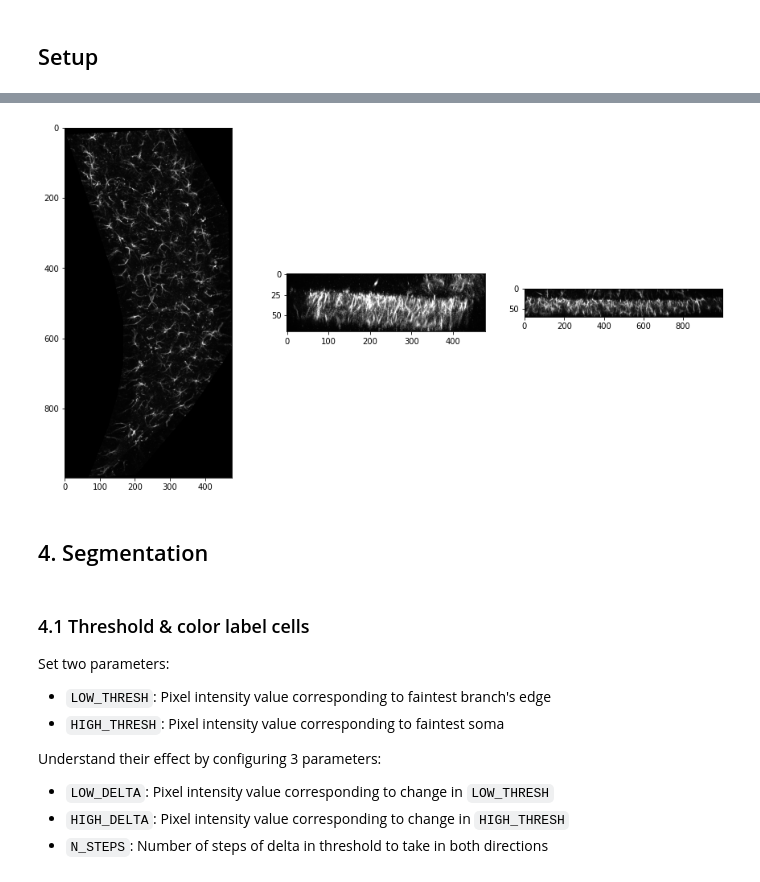
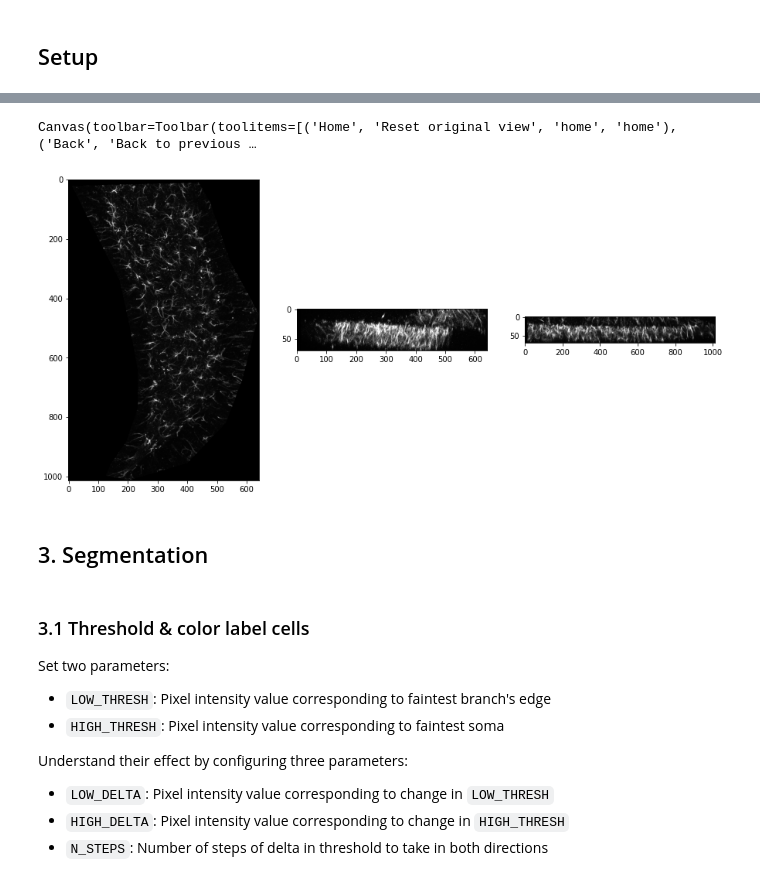
Before and after one commit to swanandlab/SMorph, a Jupyter notebook: autocrop.ipynb, the cells around one changed output, grey strips where cells are left out. Drawn from its saved outputs; the diff is of its cells as text; code cells hidden in the pictures.

```diff
--- a/autocrop.ipynb
+++ b/autocrop.ipynb
@@ -56,22 +51,32 @@ Canvas(toolbar=Toolbar(toolitems=[('Home', 'Reset original view', 'home', 'home'
+# %%
+SELECT_ROI = True
+NAME_ROI = 'Hilus'
+# TODO: Enable crosstalk b/w ImageJ ROI & this ROI
+%matplotlib widget
+NAME_ROI = NAME_ROI if SELECT_ROI else ''
+linebuilder = None if not SELECT_ROI else ac.select_ROI(denoised)
+# %% [output]
+Canvas(toolbar=Toolbar(toolitems=[('Home', 'Reset original view', 'home', 'home'), ('Back', 'Back to previous …
 # %%
 %matplotlib inline
-denoised = ac.mask_ROI(denoised, linebuilder)
-ac.projectXYZ(denoised, .5, .5, 1)
+if SELECT_ROI:
+    denoised = ac.mask_ROI(denoised, linebuilder)
+    ac.projectXYZ(denoised, .5, .5, 1)
 # %% [output]
-[figure, old version]
+[figure, new version]
 # %% [markdown]
-## 4. Segmentation
+## 3. Segmentation
 # %%
 # Edge filtering to determine cell domains
 edge_filtered = ac.filter_edges(denoised)
 # %% [markdown]
-### 4.1 Threshold & color label cells
+### 3.1 Threshold & color label cells
 
 Set two parameters:
 - `LOW_THRESH`: Pixel intensity value corresponding to faintest branch's edge
 - `HIGH_THRESH`: Pixel intensity value corresponding to faintest soma
 
-Understand their effect by configuring 3 parameters:
+Understand their effect by configuring three parameters:
 - `LOW_DELTA`: Pixel intensity value corresponding to change in `LOW_THRESH`
 - `HIGH_DELTA`: Pixel intensity value corresponding to change in `HIGH_THRESH`
 - `N_STEPS`: Number of steps of delta in threshold to take in both directions
```
Also changed, not shown: parts of 24 cells of this notebook, 3 other files.
